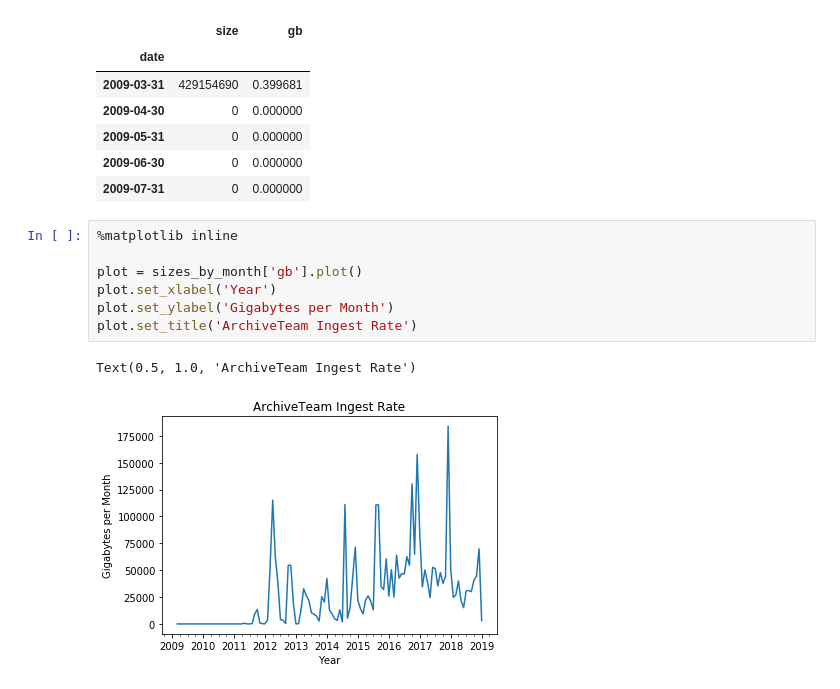
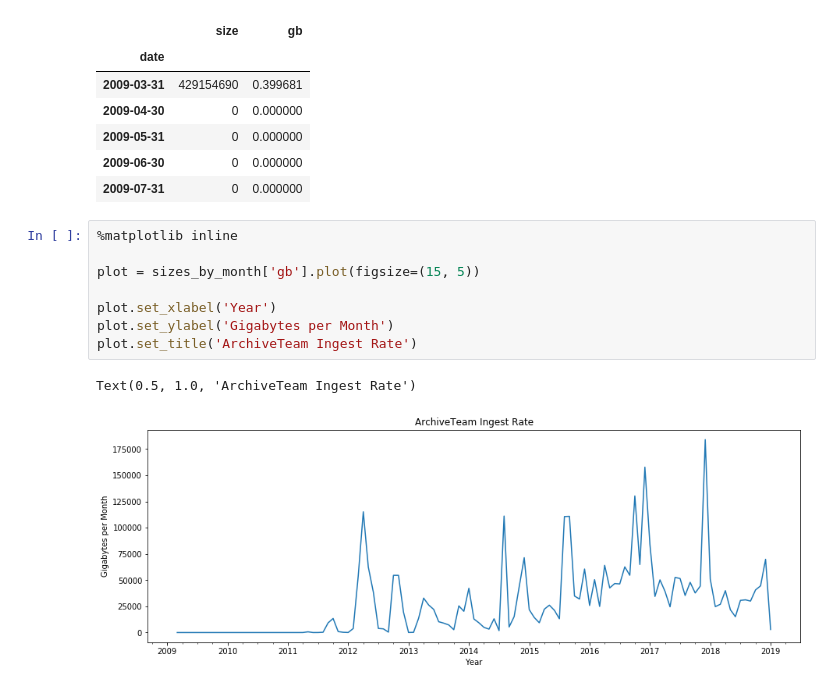
Before and after one commit to edsu/notebooks, a Jupyter notebook: ArchiveTeam.ipynb, the cells around one changed output. Drawn from its saved outputs; the diff is of its cells as text.

Commit message:
bigger graph

```diff
--- a/ArchiveTeam.ipynb
+++ b/ArchiveTeam.ipynb
@@ -118,10 +118,11 @@ sizes_by_month.head()
 # %%
 %matplotlib inline
 
-plot = sizes_by_month['gb'].plot()
+plot = sizes_by_month['gb'].plot(figsize=(15, 5))
+
 plot.set_xlabel('Year')
 plot.set_ylabel('Gigabytes per Month')
 plot.set_title('ArchiveTeam Ingest Rate')
 # %% [output]
 Text(0.5, 1.0, 'ArchiveTeam Ingest Rate')
-[figure, old version]
+[figure, new version]
```
